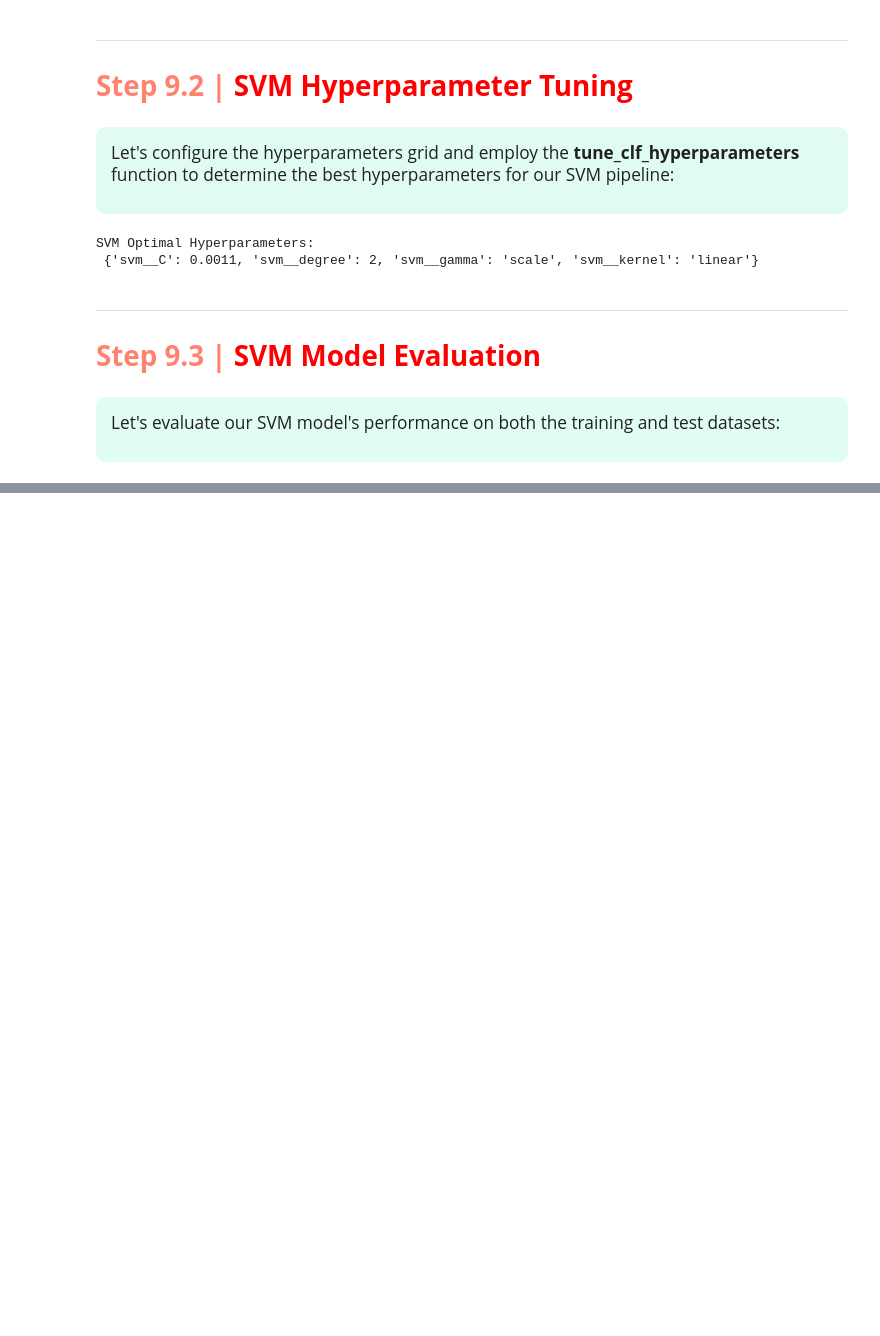
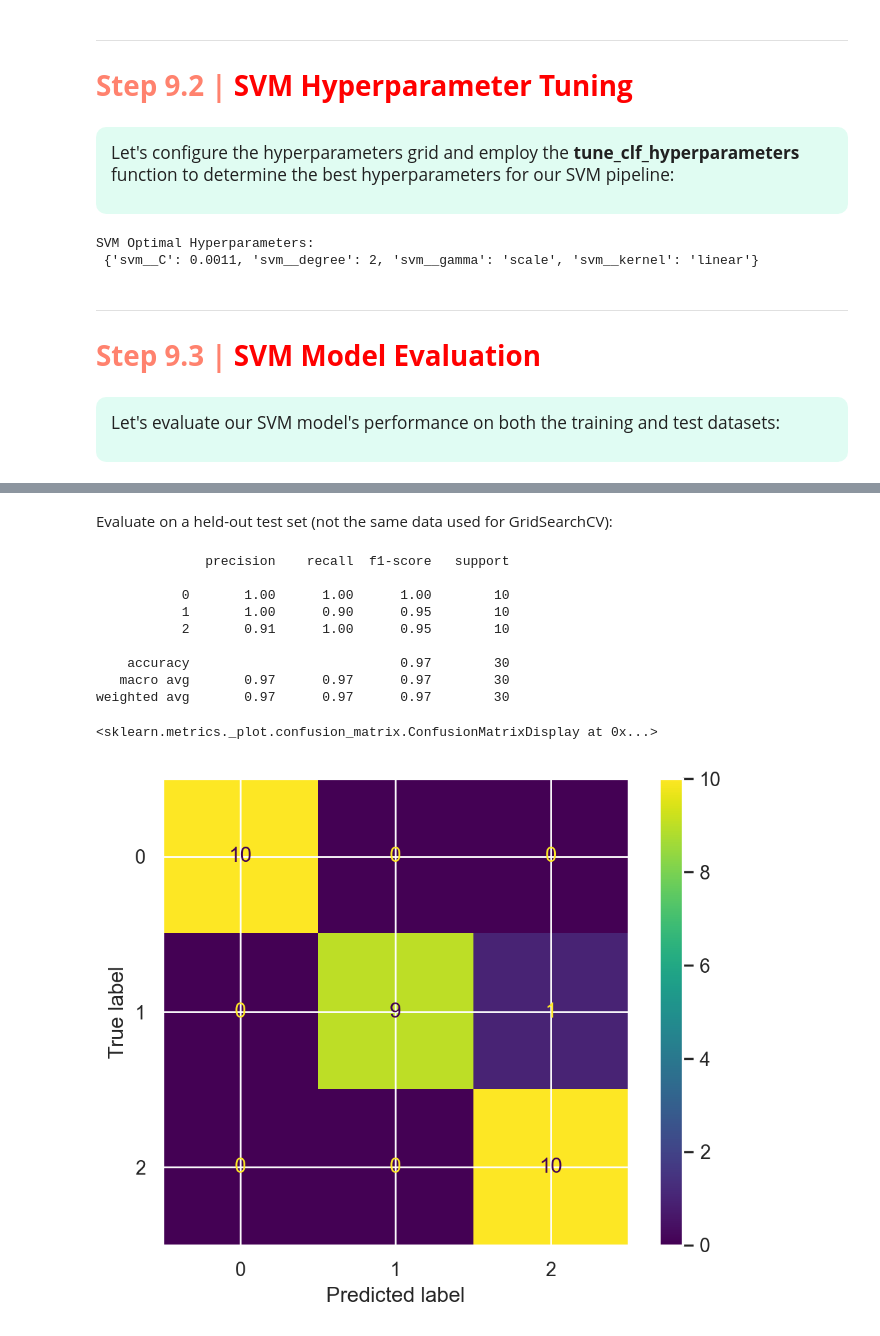
Before and after one commit to iffat336/All_about_transformation, a Jupyter notebook: transformation.ipynb, the cells around one changed output, grey strips where cells are left out. Drawn from its saved outputs; the diff is of its cells as text; code cells hidden in the pictures; blank space fills up the shorter version.

Commit message:
complete transformations

```diff
--- a/transformation.ipynb
+++ b/transformation.ipynb
@@ -1353,0 +1398,6 @@ Let's evaluate our SVM model's performance on both the training and test dataset
+# %%
+#scale the feature before training the model
+from sklearn.preprocessing import StandardScaler
+
+scaler = StandardScaler()
+X_scaled = scaler.fit_transform(X)
@@ -1353,0 +1406,16 @@ Let's evaluate our SVM model's performance on both the training and test dataset
+# %%
+from sklearn.model_selection import GridSearchCV
+from sklearn.svm import SVC
+
+param_grid = {
+    'C': [0.1, 1, 10, 100],
+    'gamma': [0.001, 0.01, 0.1, 1],
+    'kernel': ['linear', 'rbf']
+}
+
+grid = GridSearchCV(SVC(), param_grid, cv=5, scoring='f1_macro')
+grid.fit(X_scaled, y)
+
+print("Best parameters:", grid.best_params_)
+print("Best score:", grid.best_score_)
+best_svm = grid.best_estimator_
@@ -1353,0 +1437,25 @@ Let's evaluate our SVM model's performance on both the training and test dataset
+# %% [markdown]
+Evaluate on a held-out test set (not the same data used for GridSearchCV):
+# %%
+from sklearn.model_selection import train_test_split
+from sklearn.metrics import classification_report, ConfusionMatrixDisplay
+
+X_train, X_test, y_train, y_test = train_test_split(X_scaled, y, test_size=0.2, random_state=42, stratify=y)
+
+best_svm.fit(X_train, y_train)
+y_pred = best_svm.predict(X_test)
+
+print(classification_report(y_test, y_pred))
+ConfusionMatrixDisplay.from_estimator(best_svm, X_test, y_test)
+# %% [output]
+              precision    recall  f1-score   support
+
+           0       1.00      1.00      1.00        10
+           1       1.00      0.90      0.95        10
+           2       0.91      1.00      0.95        10
+
+    accuracy                           0.97        30
+   macro avg       0.97      0.97      0.97        30
+weighted avg       0.97      0.97      0.97        30
+<sklearn.metrics._plot.confusion_matrix.ConfusionMatrixDisplay at 0x...>
+[figure, added]
```
Also changed, not shown: parts of 29 cells of this notebook, 1 other file.
